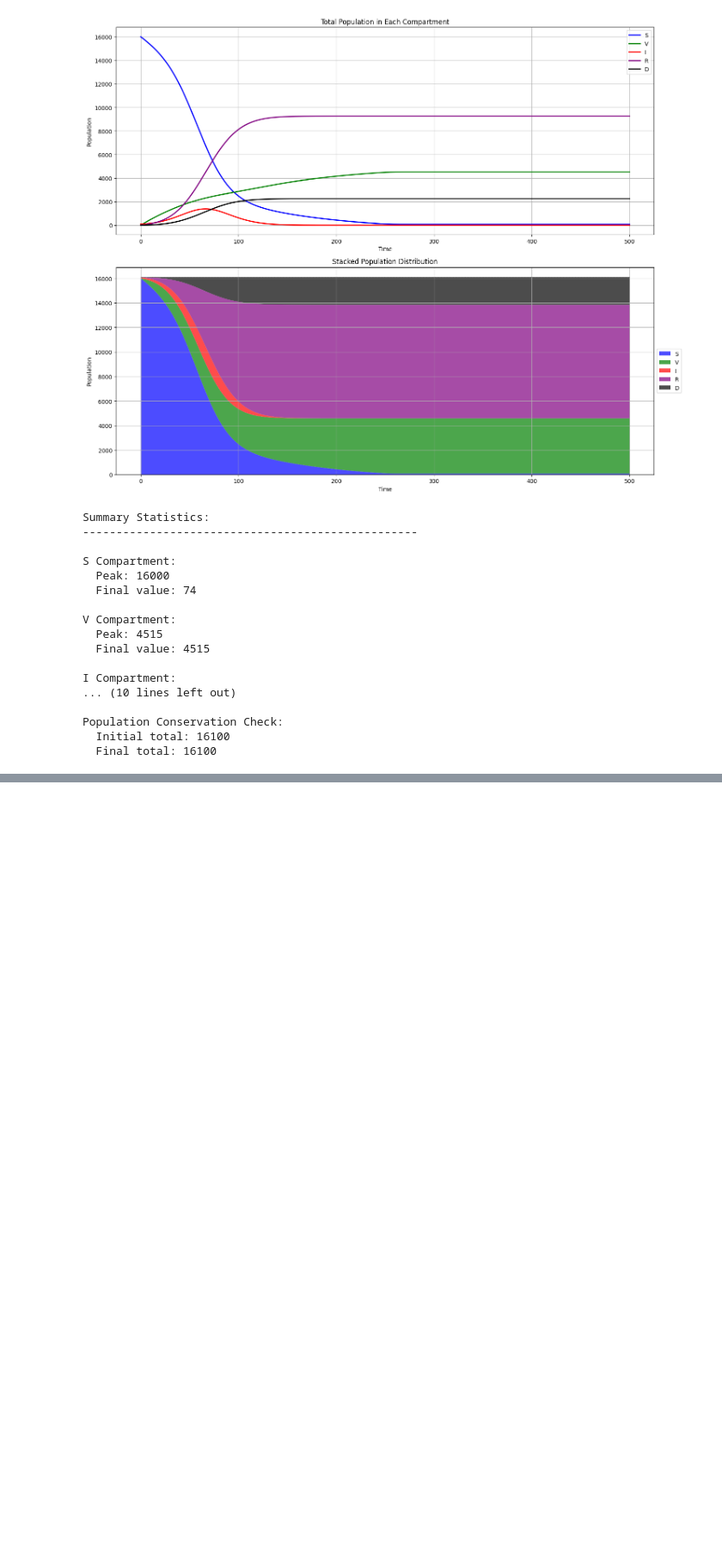
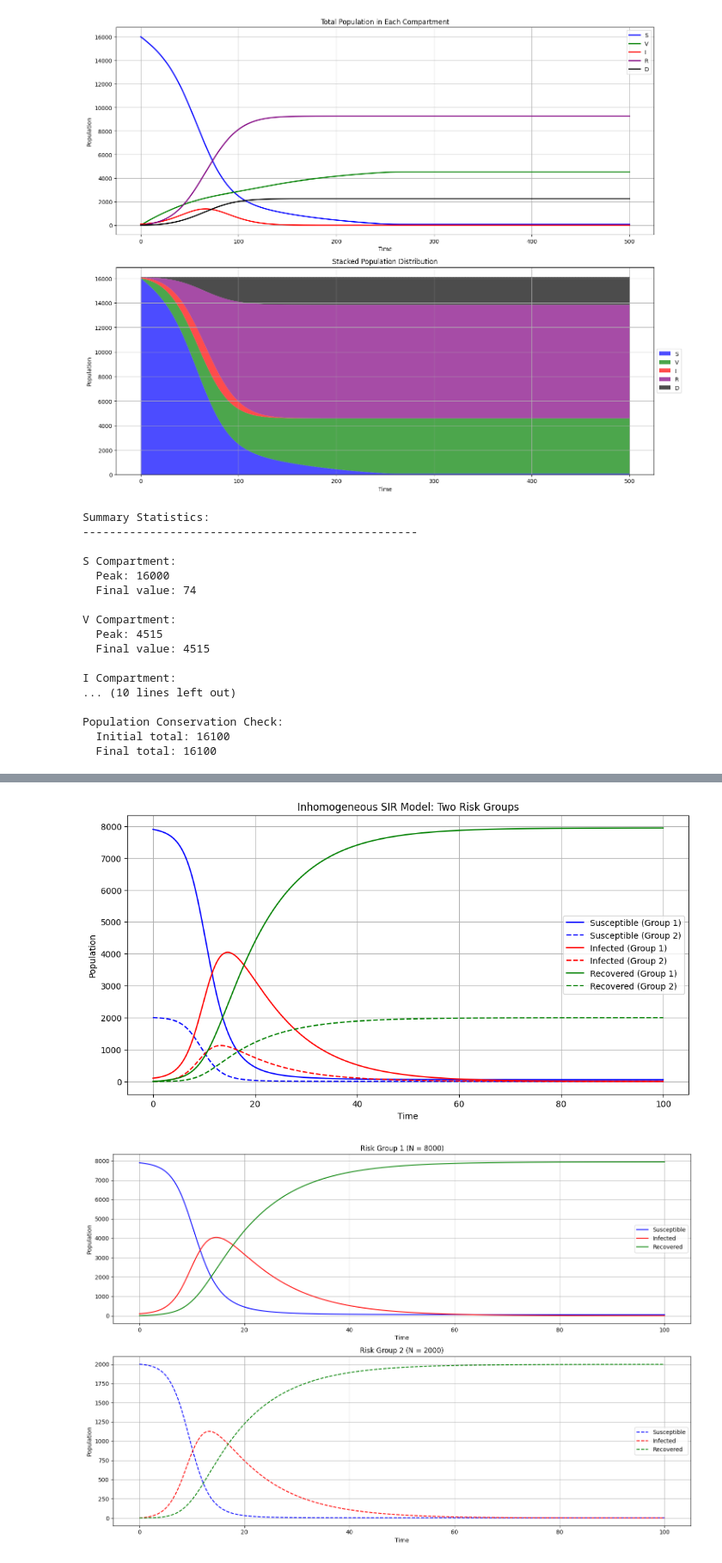
Before and after one commit to erfan-bayat13/computer_aided_simmulation, a Jupyter notebook: SIR_method/test1.ipynb, the cells around one changed output, grey strips where cells are left out. Shown at 86% size. Drawn from its saved outputs; the diff is of its cells as text; code cells hidden in the pictures; blank space fills up the shorter version.

```diff
--- a/SIR_method/test1.ipynb
+++ b/SIR_method/test1.ipynb
@@ -41,0 +98,79 @@ Population Conservation Check:
+# %%
+import numpy as np
+from scipy.integrate import odeint
+import matplotlib.pyplot as plt
+from sir import inhomogeneous_sir  # Using your existing implementation
+
+# 1. First run the basic inhomogeneous SIR with two risk groups
+N1, N2 = 8000, 2000  # Population sizes (high-risk and low-risk groups)
+beta_matrix = np.array([[0.3, 0.2],  # Contact matrix between groups
+                       [0.2, 0.5]])   # Higher contact rate in high-risk group
+gamma_vec = np.array([0.1, 0.1])     # Recovery rates
+
+# Initial conditions: start with some infected in high-risk group
+I1_0, I2_0 = 100, 0  # Initial infected
+R1_0, R2_0 = 0, 0    # Initial recovered
+S1_0, S2_0 = N1 - I1_0 - R1_0, N2 - I2_0 - R2_0  # Initial susceptible
+
+state0 = np.array([S1_0, S2_0, I1_0, I2_0, R1_0, R2_0])
+t = np.linspace(0, 100, 1000)
+
+# Solve the system
+solution = odeint(inhomogeneous_sir, state0, t,
+                 args=(beta_matrix, gamma_vec, np.array([N1, N2])))
+
+# Create visualization comparing the two risk groups
+plt.figure(figsize=(15, 10))
+
+# Plot for first risk group (larger population)
+plt.subplot(2, 1, 1)
+plt.plot(t, solution[:, 0], 'b-', label='Susceptible')
+plt.plot(t, solution[:, 2], 'r-', label='Infected')
+plt.plot(t, solution[:, 4], 'g-', label='Recovered')
+plt.title('Risk Group 1 (N = 8000)')
+plt.xlabel('Time')
+plt.ylabel('Population')
+plt.legend()
+plt.grid(True)
+
+# Plot for second risk group (smaller population)
+plt.subplot(2, 1, 2)
+plt.plot(t, solution[:, 1], 'b--', label='Susceptible')
+plt.plot(t, solution[:, 3], 'r--', label='Infected')
+plt.plot(t, solution[:, 5], 'g--', label='Recovered')
+plt.title('Risk Group 2 (N = 2000)')
+plt.xlabel('Time')
+plt.ylabel('Population')
+plt.legend()
+plt.grid(True)
+
+plt.tight_layout()
+plt.show()
+
+# Now let's analyze some key metrics
+# Peak infection timing and magnitude
+peak_infected_1 = np.max(solution[:, 2])
+peak_infected_2 = np.max(solution[:, 3])
+peak_time_1 = t[np.argmax(solution[:, 2])]
+peak_time_2 = t[np.argmax(solution[:, 3])]
+
+print("\nAnalysis of Basic Inhomogeneous SIR Model:")
+print(f"Risk Group 1:")
+print(f"- Peak infected: {peak_infected_1:.0f}")
+print(f"- Peak timing: {peak_time_1:.1f}")
+print(f"- Final recovered: {solution[-1, 4]:.0f}")
+
+print(f"\nRisk Group 2:")
+print(f"- Peak infected: {peak_infected_2:.0f}")
+print(f"- Peak timing: {peak_time_2:.1f}")
+print(f"- Final recovered: {solution[-1, 5]:.0f}")
+
+# Calculate attack rates
+attack_rate_1 = (solution[-1, 4] / N1) * 100
+attack_rate_2 = (solution[-1, 5] / N2) * 100
+print(f"\nAttack Rates:")
+print(f"Risk Group 1: {attack_rate_1:.1f}%")
+print(f"Risk Group 2: {attack_rate_2:.1f}%")
+# %% [output]
+[figure, added]
+[figure, added]
```
Also changed, not shown: parts of 2 cells of this notebook.
